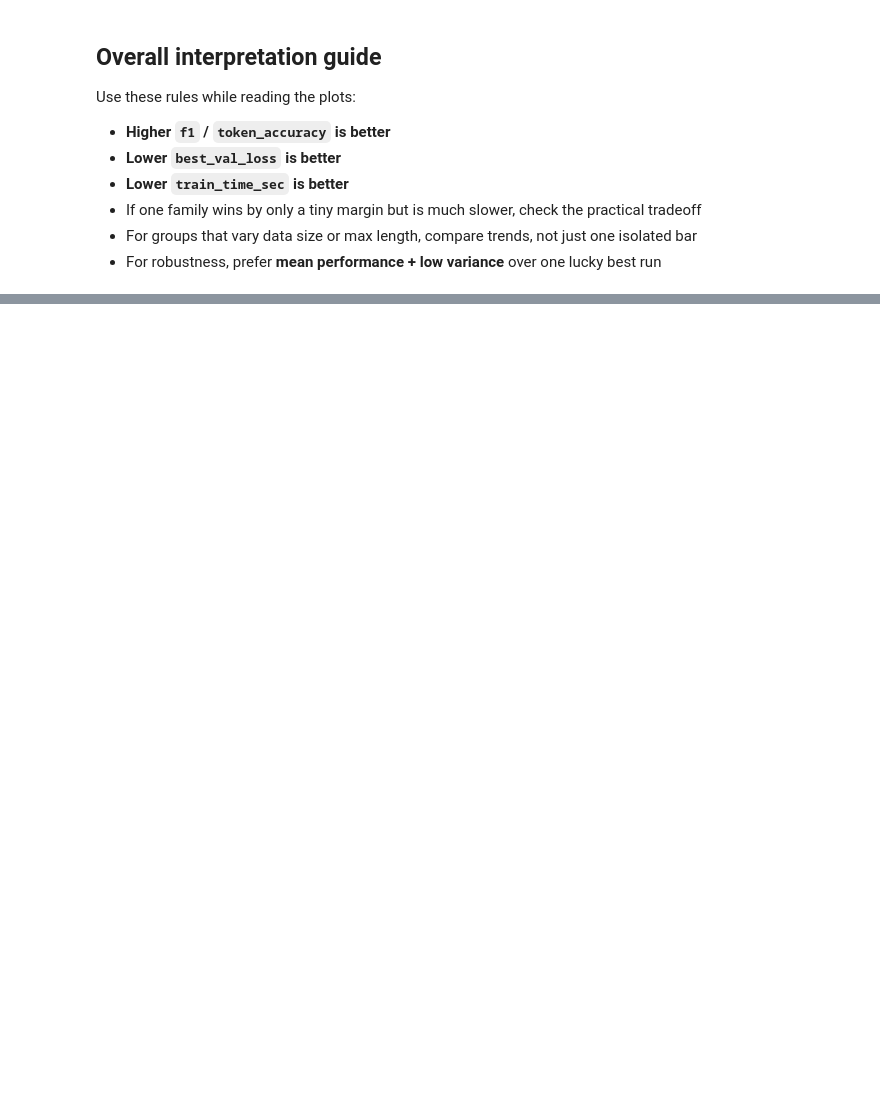
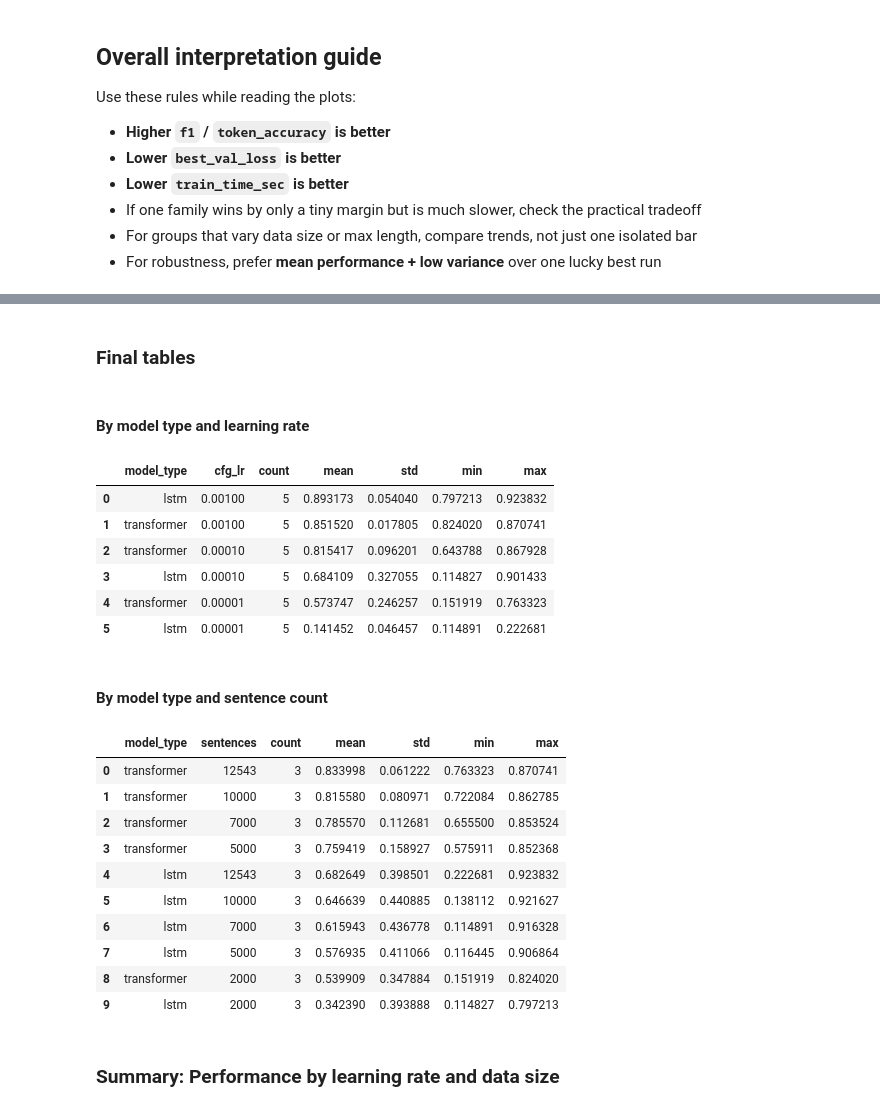
Before and after one commit to DanH3re/ml-project, a Jupyter notebook: src/pos_hypothesis_explorer.ipynb, the cells around one changed output, grey strips where cells are left out. Drawn from its saved outputs; the diff is of its cells as text; code cells hidden in the pictures; blank space fills up the shorter version.

```diff
--- a/src/pos_hypothesis_explorer.ipynb
+++ b/src/pos_hypothesis_explorer.ipynb
@@ -1021,0 +431,36 @@ if not df.empty:
+# %% [markdown]
+### Final tables
+# %%
+if not h1_data.empty:
+    # Summary by model type and learning rate
+    display(Markdown("#### By model type and learning rate"))
+    lr_summary = grouped_summary(h1_data, by=["model_type", "cfg_lr"], metric=SELECTION_METRIC)
+    display(lr_summary)
+
+    # Summary by model type and sentence count
+    display(Markdown("#### By model type and sentence count"))
+    data_summary = grouped_summary(h1_data, by=["model_type", "sentences"], metric=SELECTION_METRIC)
+    display(data_summary)
+# %% [output]
+#### By model type and learning rate
+|  | model_type | cfg_lr | count | mean | std | min | max |
+| 0 | lstm | 0.00100 | 5 | 0.893173 | 0.054040 | 0.797213 | 0.923832 |
+| 1 | transformer | 0.00100 | 5 | 0.851520 | 0.017805 | 0.824020 | 0.870741 |
+| 2 | transformer | 0.00010 | 5 | 0.815417 | 0.096201 | 0.643788 | 0.867928 |
+| 3 | lstm | 0.00010 | 5 | 0.684109 | 0.327055 | 0.114827 | 0.901433 |
+| 4 | transformer | 0.00001 | 5 | 0.573747 | 0.246257 | 0.151919 | 0.763323 |
+| 5 | lstm | 0.00001 | 5 | 0.141452 | 0.046457 | 0.114891 | 0.222681 |
+#### By model type and sentence count
+|  | model_type | sentences | count | mean | std | min | max |
+| 0 | transformer | 12543 | 3 | 0.833998 | 0.061222 | 0.763323 | 0.870741 |
+| 1 | transformer | 10000 | 3 | 0.815580 | 0.080971 | 0.722084 | 0.862785 |
+| 2 | transformer | 7000 | 3 | 0.785570 | 0.112681 | 0.655500 | 0.853524 |
+| 3 | transformer | 5000 | 3 | 0.759419 | 0.158927 | 0.575911 | 0.852368 |
+| 4 | lstm | 12543 | 3 | 0.682649 | 0.398501 | 0.222681 | 0.923832 |
+| 5 | lstm | 10000 | 3 | 0.646639 | 0.440885 | 0.138112 | 0.921627 |
+| 6 | lstm | 7000 | 3 | 0.615943 | 0.436778 | 0.114891 | 0.916328 |
+| 7 | lstm | 5000 | 3 | 0.576935 | 0.411066 | 0.116445 | 0.906864 |
+| 8 | transformer | 2000 | 3 | 0.539909 | 0.347884 | 0.151919 | 0.824020 |
+| 9 | lstm | 2000 | 3 | 0.342390 | 0.393888 | 0.114827 | 0.797213 |
+# %% [markdown]
+### Summary: Performance by learning rate and data size
```
Also changed, not shown: parts of 28 cells of this notebook, 27 other files.
